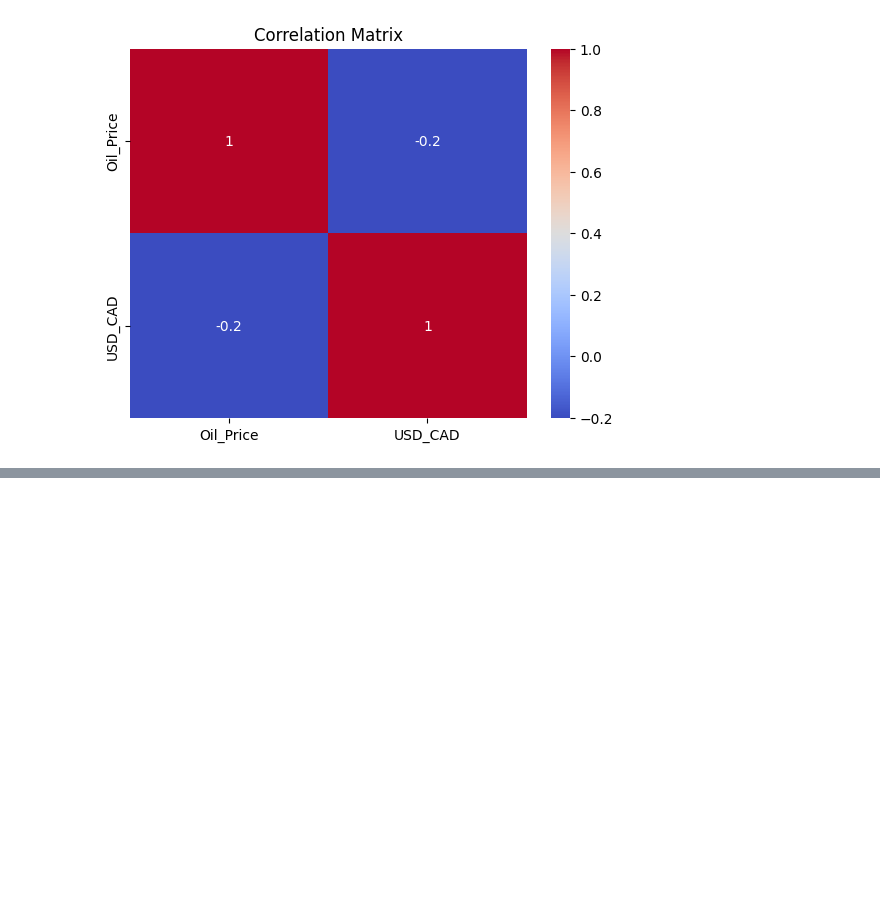
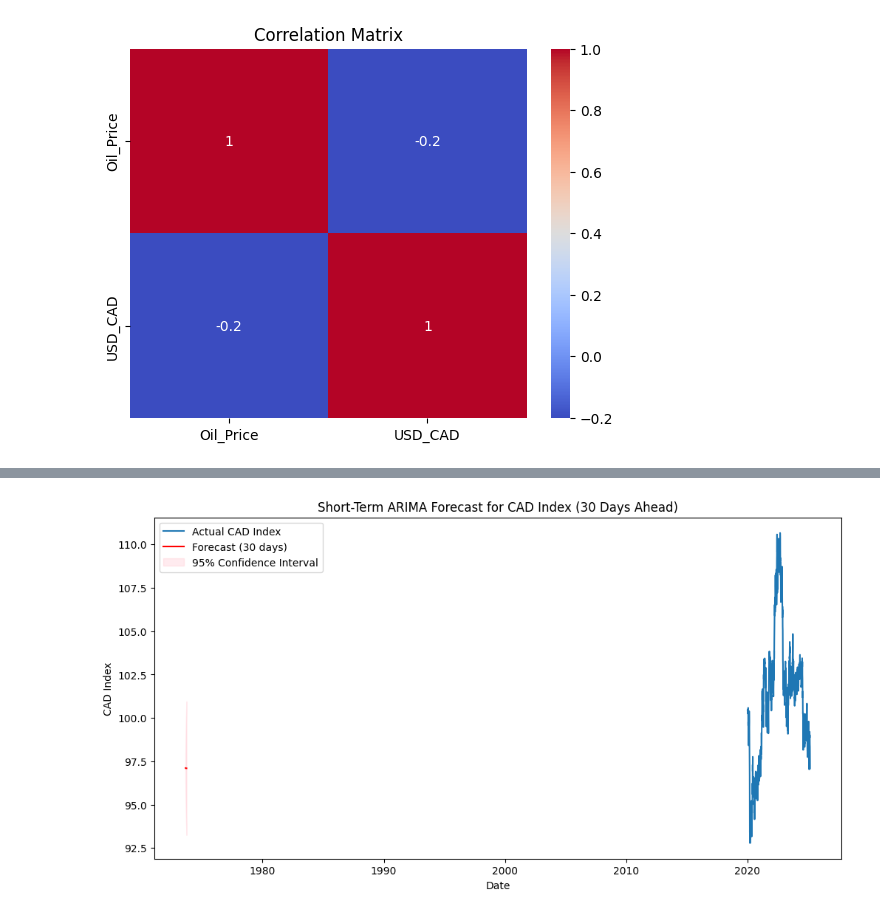
Before and after one commit to behathenimru/BehaShirshekarMRP, a Jupyter notebook: Beha_Shirshekar_MRP.ipynb, the cells around one changed output, grey strips where cells are left out. Cells and saved outputs as stored; diff of their text form; code cells hidden in the pictures; blank space fills up the shorter version.

```diff
--- a/Beha_Shirshekar_MRP.ipynb
+++ b/Beha_Shirshekar_MRP.ipynb
@@ -543,0 +743,54 @@ plt.show()
+# %%
+import pandas as pd
+import matplotlib.pyplot as plt
+from statsmodels.tsa.arima.model import ARIMA
+
+# -------------------------
+# 1. Load Dataset
+# -------------------------
+# Replace with your actual CSV file name
+
+
+# Ensure Date is datetime
+
+final_df.set_index('Date', inplace=True)
+
+# -------------------------
+# 2. Select CAD Index Series
+# -------------------------
+# Change 'CAD_Index' to your actual column name
+series = final_df['CAD_Index']
+
+# -------------------------
+# 3. Fit ARIMA Model
+# -------------------------
+# You can tune (p,d,q); here (5,1,0) is a common starting point
+model = ARIMA(series, order=(5,1,0))
+model_fit = model.fit()
+
+# -------------------------
+# 4. Forecast Next 30 Days
+# -------------------------
+forecast_steps = 30
+forecast = model_fit.get_forecast(steps=forecast_steps)
+forecast_mean = forecast.predicted_mean
+forecast_ci = forecast.conf_int()
+
+# -------------------------
+# 5. Plot Results
+# -------------------------
+plt.figure(figsize=(12,6))
+plt.plot(series, label="Actual CAD Index")
+plt.plot(forecast_mean.index, forecast_mean, label="Forecast (30 days)", color="red")
+plt.fill_between(forecast_ci.index,
+                 forecast_ci.iloc[:,0],
+                 forecast_ci.iloc[:,1],
+                 color="pink", alpha=0.3, label="95% Confidence Interval")
+
+plt.title("Short-Term ARIMA Forecast for CAD Index (30 Days Ahead)")
+plt.xlabel("Date")
+plt.ylabel("CAD Index")
+plt.legend()
+plt.show()
+# %% [output]
+[figure, added]
```
Also changed, not shown: parts of 5 cells of this notebook.
